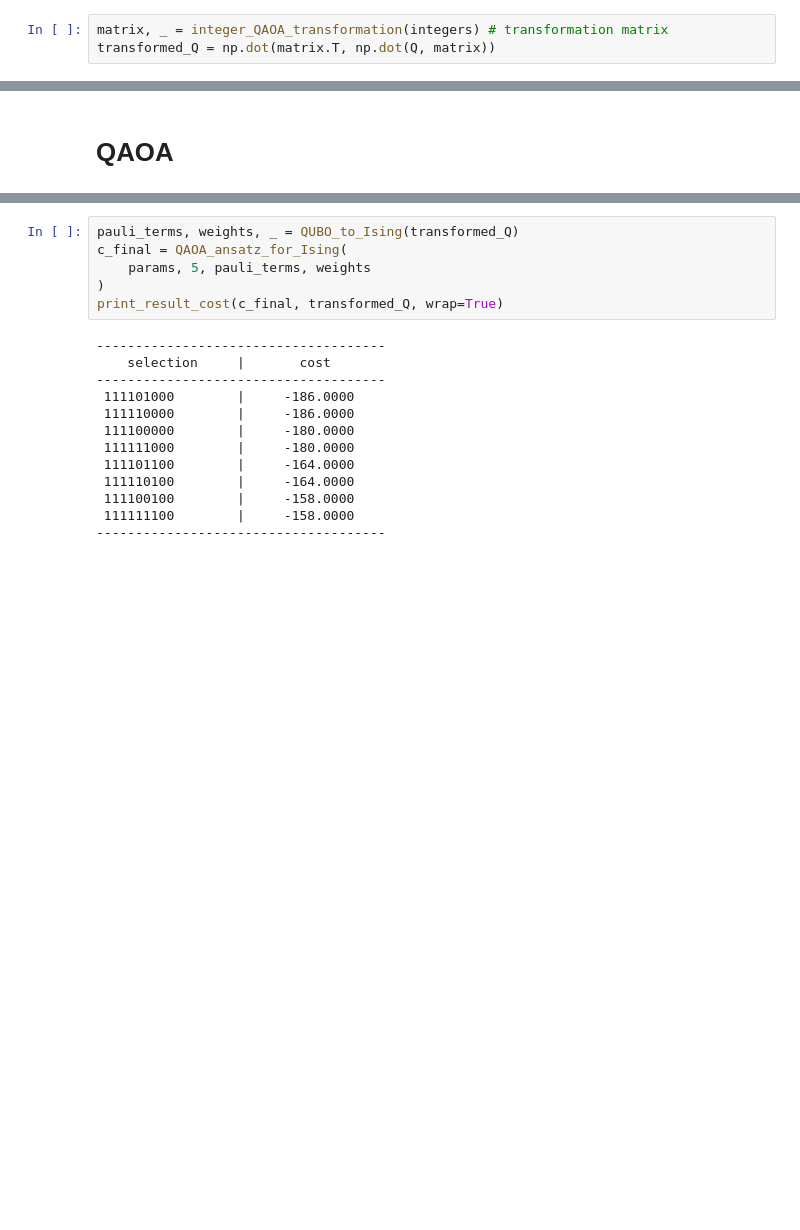
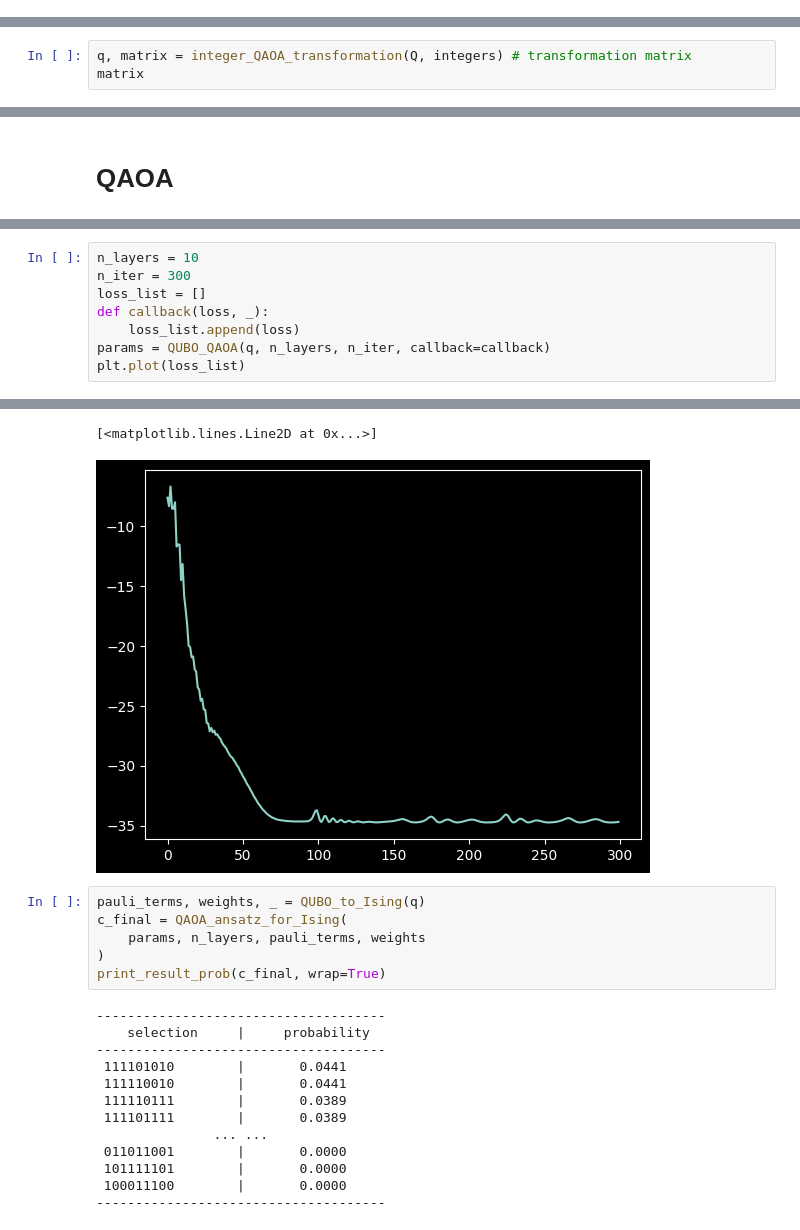
Before and after one commit to FelixXu35/Public_Projects, a Jupyter notebook: projects/5_integer_QAOA/integer_QAOA.ipynb, the cells around one changed output, grey strips where cells are left out. Drawn from its saved outputs; the diff is of its cells as text; blank space fills up the shorter version.

```diff
--- a/projects/5_integer_QAOA/integer_QAOA.ipynb
+++ b/projects/5_integer_QAOA/integer_QAOA.ipynb
@@ -96,3 +150,0 @@ integers = [6, 2, 7]
-# %%
-matrix, _ = integer_QAOA_transformation(integers) # transformation matrix
-transformed_Q = np.dot(matrix.T, np.dot(Q, matrix))
@@ -121,0 +151,3 @@ cost: -186
+# %%
+q, matrix = integer_QAOA_transformation(Q, integers) # transformation matrix
+matrix
@@ -127,0 +175,9 @@ WARNING:absl:At this time, the v2.11+ optimizer `tf.keras.optimizers.Adam` runs
+# %%
+n_layers = 10
+n_iter = 300
+loss_list = []
+def callback(loss, _):
+    loss_list.append(loss)
+params = QUBO_QAOA(q, n_layers, n_iter, callback=callback)
+plt.plot(loss_list)
+# %% [output]
@@ -128,21 +185,23 @@ WARNING:absl:At this time, the v2.11+ optimizer `tf.keras.optimizers.Adam` runs
+[<matplotlib.lines.Line2D at 0x...>]
+[figure, added]
 # %%
-pauli_terms, weights, _ = QUBO_to_Ising(transformed_Q)
+pauli_terms, weights, _ = QUBO_to_Ising(q)
 c_final = QAOA_ansatz_for_Ising(
-    params, 5, pauli_terms, weights
+    params, n_layers, pauli_terms, weights
 )
-print_result_cost(c_final, transformed_Q, wrap=True)
+print_result_prob(c_final, wrap=True)
 # %% [output]
 -------------------------------------
-    selection     |       cost
+    selection     |     probability
 -------------------------------------
- 111101000        |     -186.0000
- 111110000        |     -186.0000
- 111100000        |     -180.0000
- 111111000        |     -180.0000
- 111101100        |     -164.0000
- 111110100        |     -164.0000
- 111100100        |     -158.0000
- 111111100        |     -158.0000
+ 111101010        |       0.0441
+ 111110010        |       0.0441
+ 111110111        |       0.0389
+ 111101111        |       0.0389
+               ... ...
+ 011011001        |       0.0000
+ 101111101        |       0.0000
+ 100011100        |       0.0000
 -------------------------------------
 # %%
 dec = []
```
Also changed, not shown: parts of 18 cells of this notebook, 2 other files.
